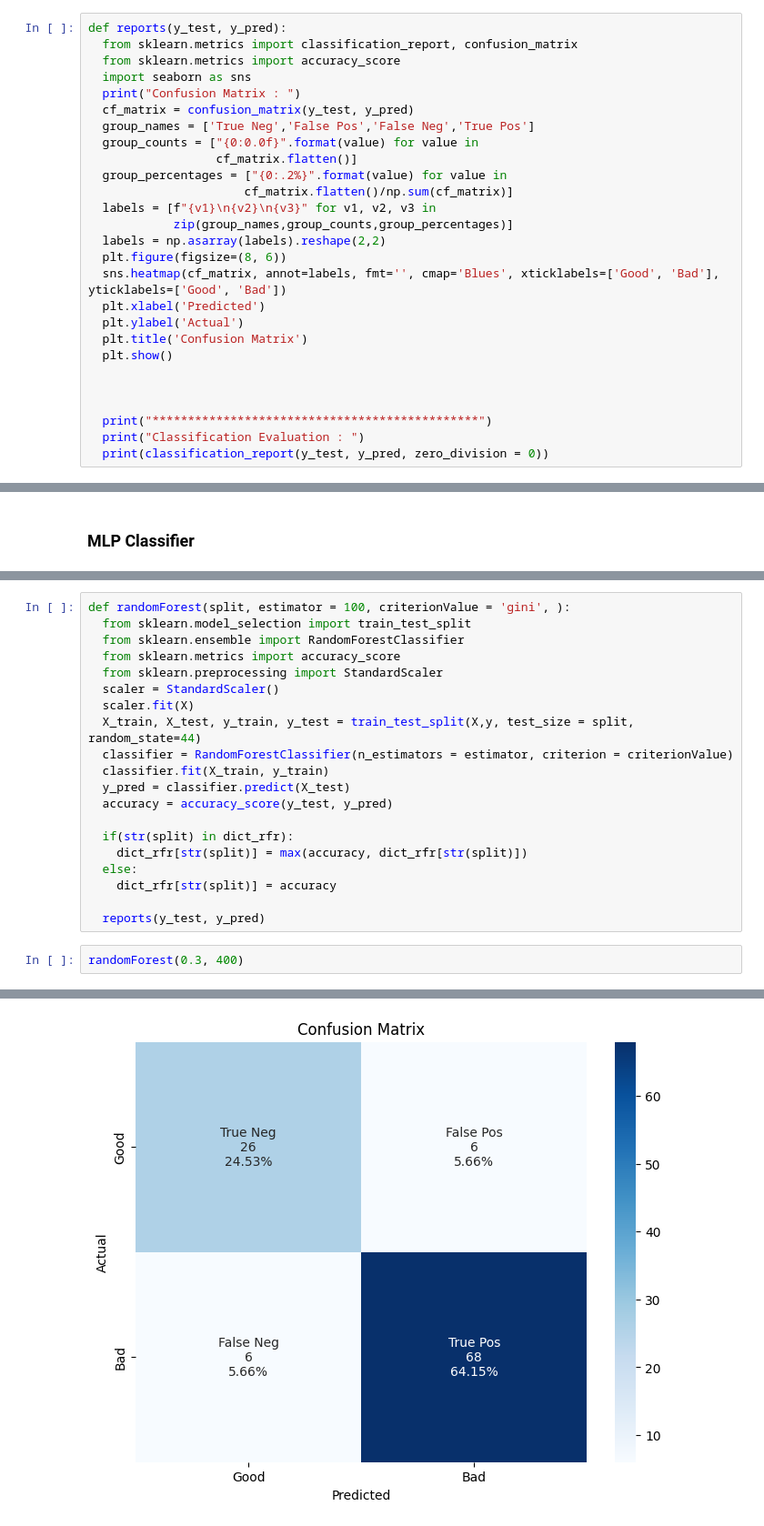
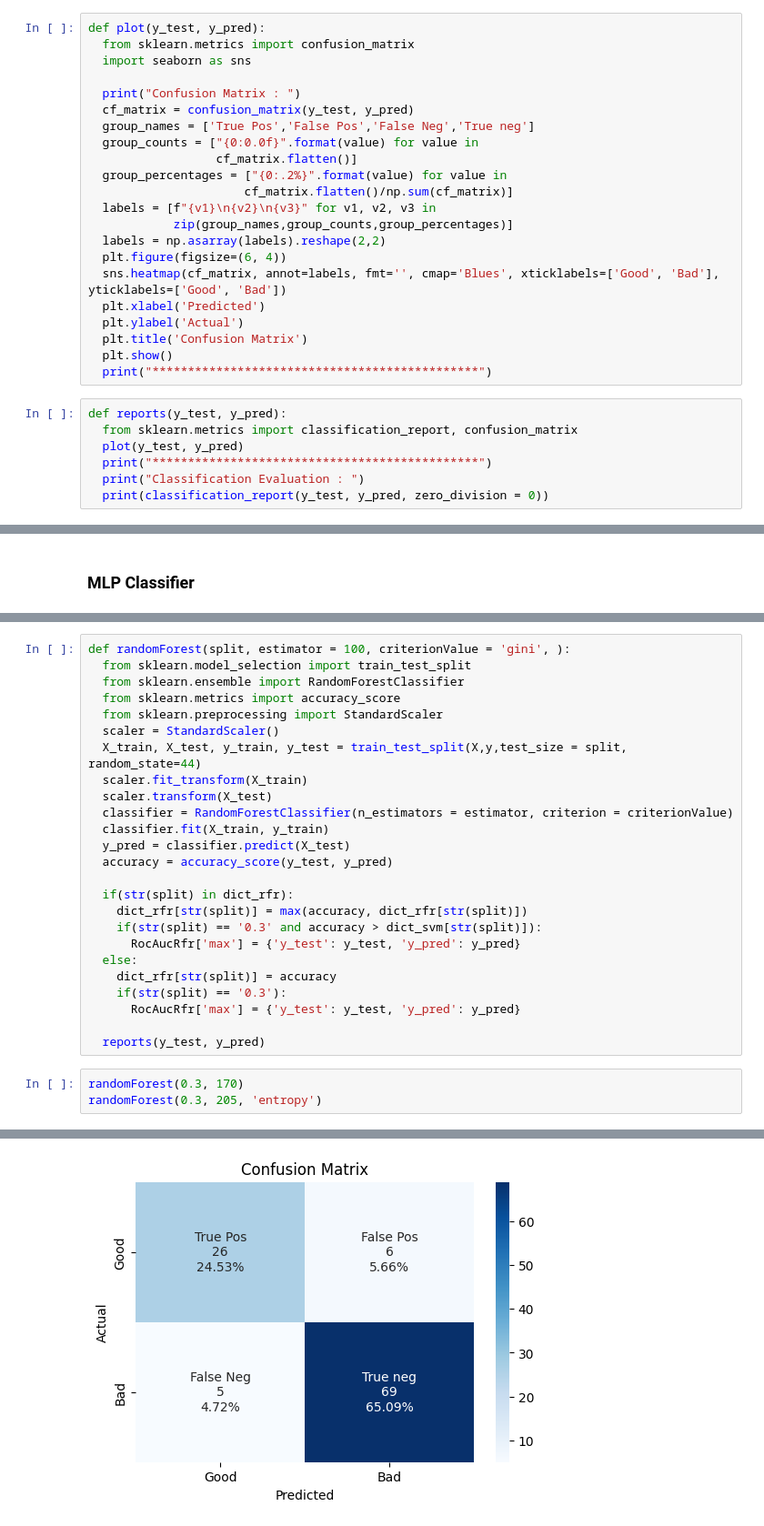
Before and after one commit to ayanokoji024/ML-lab, a Jupyter notebook: assignment 2/Ionosphere_assignment_2.ipynb, the cells around one changed output, grey strips where cells are left out. Shown at 91% size. Cells and saved outputs as stored; diff of their text form.

```diff
--- a/assignment 2/Ionosphere_assignment_2.ipynb
+++ b/assignment 2/Ionosphere_assignment_2.ipynb
@@ -39,11 +64,11 @@ memory usage: 88.6 KB
 # %%
-def reports(y_test, y_pred):
-  from sklearn.metrics import classification_report, confusion_matrix
-  from sklearn.metrics import accuracy_score
+def plot(y_test, y_pred):
+  from sklearn.metrics import confusion_matrix
   import seaborn as sns
+
   print("Confusion Matrix : ")
   cf_matrix = confusion_matrix(y_test, y_pred)
-  group_names = ['True Neg','False Pos','False Neg','True Pos']
+  group_names = ['True Pos','False Pos','False Neg','True neg']
   group_counts = ["{0:0.0f}".format(value) for value in
                   cf_matrix.flatten()]
   group_percentages = ["{0:.2%}".format(value) for value in
@@ -51,18 +76,20 @@ def reports(y_test, y_pred):
   labels = [f"{v1}\n{v2}\n{v3}" for v1, v2, v3 in
             zip(group_names,group_counts,group_percentages)]
   labels = np.asarray(labels).reshape(2,2)
-  plt.figure(figsize=(8, 6))
+  plt.figure(figsize=(6, 4))
   sns.heatmap(cf_matrix, annot=labels, fmt='', cmap='Blues', xticklabels=['Good', 'Bad'], yticklabels=['Good', 'Bad'])
   plt.xlabel('Predicted')
   plt.ylabel('Actual')
   plt.title('Confusion Matrix')
   plt.show()
-
-
-
   print("**********************************************")
-  print("Classification Evaluation : ")
-  print(classification_report(y_test, y_pred, zero_division = 0))
+# %%
+def reports(y_test, y_pred):
+  from sklearn.metrics import classification_report, confusion_matrix
+  plot(y_test, y_pred)
+  print("**********************************************")
+  print("Classification Evaluation : ")
+  print(classification_report(y_test, y_pred, zero_division = 0))
 # %% [markdown]
 ### **SVM CLASSIFIER**
 # %%
@@ -503,8 +563,9 @@ def randomForest(split, estimator = 100, criterionValue = 'gini', ):
   from sklearn.metrics import accuracy_score
   from sklearn.preprocessing import StandardScaler
   scaler = StandardScaler()
-  scaler.fit(X)
-  X_train, X_test, y_train, y_test = train_test_split(X,y, test_size = split, random_state=44)
+  X_train, X_test, y_train, y_test = train_test_split(X,y,test_size = split, random_state=44)
+  scaler.fit_transform(X_train)
+  scaler.transform(X_test)
   classifier = RandomForestClassifier(n_estimators = estimator, criterion = criterionValue)
   classifier.fit(X_train, y_train)
   y_pred = classifier.predict(X_test)
@@ -512,12 +573,17 @@ def randomForest(split, estimator = 100, criterionValue = 'gini', ):
 
   if(str(split) in dict_rfr):
     dict_rfr[str(split)] = max(accuracy, dict_rfr[str(split)])
+    if(str(split) == '0.3' and accuracy > dict_svm[str(split)]):
+      RocAucRfr['max'] = {'y_test': y_test, 'y_pred': y_pred}
   else:
     dict_rfr[str(split)] = accuracy
+    if(str(split) == '0.3'):
+      RocAucRfr['max'] = {'y_test': y_test, 'y_pred': y_pred}
 
   reports(y_test, y_pred)
 # %%
-randomForest(0.3, 400)
+randomForest(0.3, 170)
+randomForest(0.3, 205, 'entropy')
 # %% [output]
 Confusion Matrix :
-[figure, old version]
+[figure, new version]
```
Also changed, not shown: parts of 29 cells of this notebook, 8 other files.
